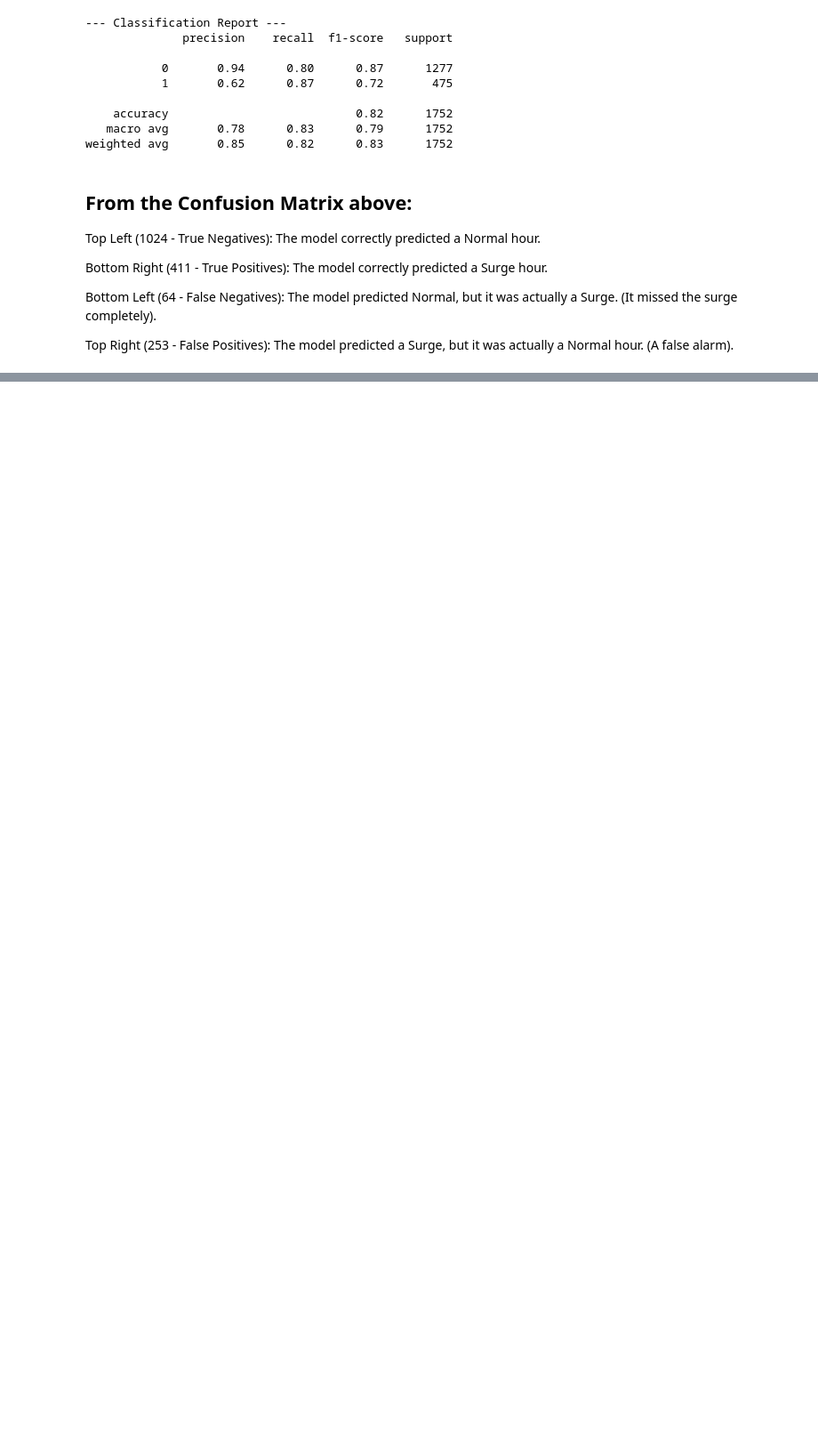
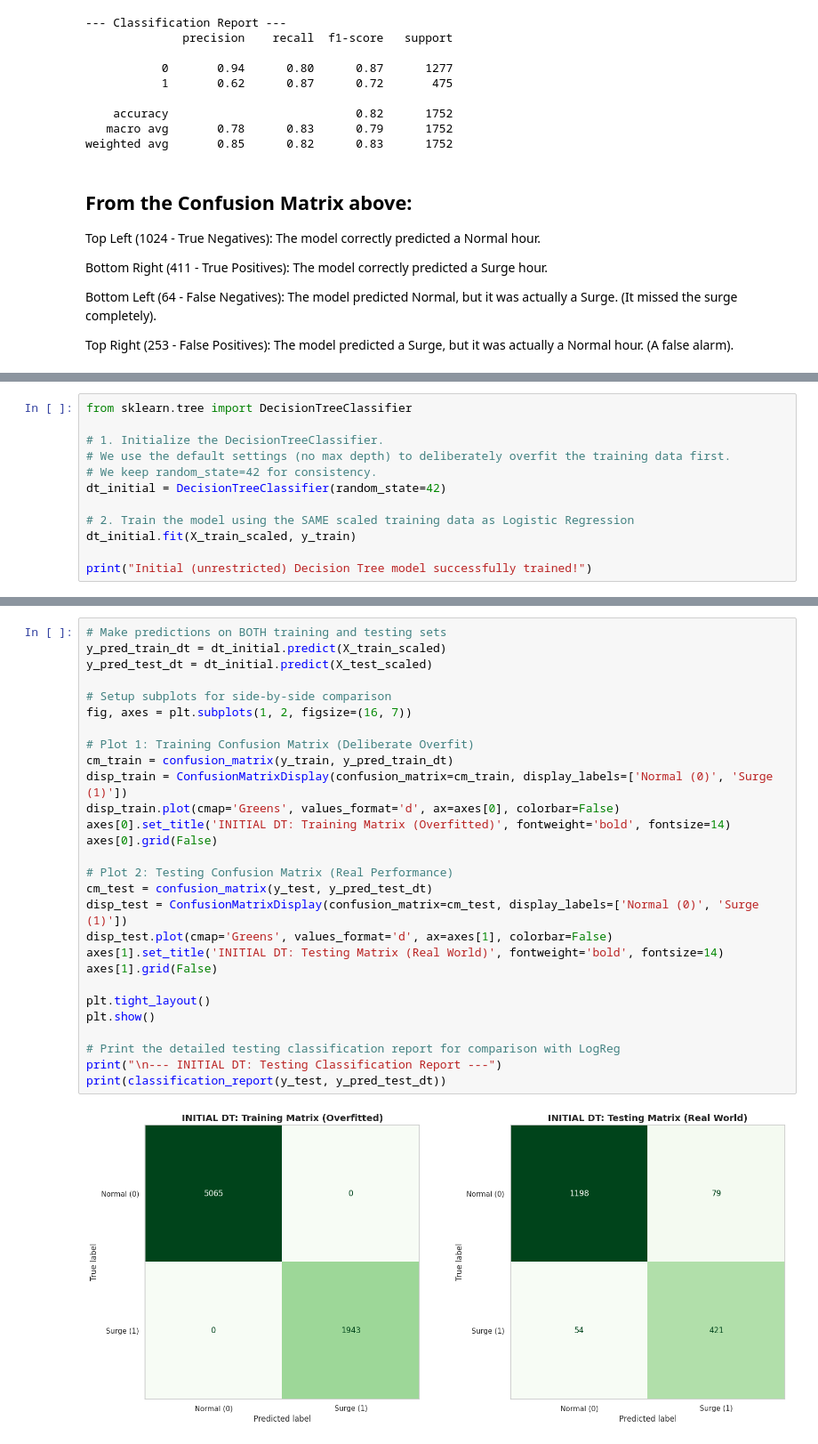
Before and after one commit to sultanjacob/Applied-Machine-Learning, a Jupyter notebook: 02_classification/logistic_regression.ipynb, the cells around one changed output, grey strips where cells are left out. Shown at 89% size. Cells and saved outputs as stored; diff of their text form; blank space fills up the shorter version.

```diff
--- a/02_classification/logistic_regression.ipynb
+++ b/02_classification/logistic_regression.ipynb
@@ -195,0 +205,12 @@ Top Right (253 - False Positives): The model predicted a Surge, but it was actua
+# %%
+from sklearn.tree import DecisionTreeClassifier
+
+# 1. Initialize the DecisionTreeClassifier.
+# We use the default settings (no max depth) to deliberately overfit the training data first.
+# We keep random_state=42 for consistency.
+dt_initial = DecisionTreeClassifier(random_state=42)
+
+# 2. Train the model using the SAME scaled training data as Logistic Regression
+dt_initial.fit(X_train_scaled, y_train)
+
+print("Initial (unrestricted) Decision Tree model successfully trained!")
@@ -195,0 +222,30 @@ Top Right (253 - False Positives): The model predicted a Surge, but it was actua
+# %%
+# Make predictions on BOTH training and testing sets
+y_pred_train_dt = dt_initial.predict(X_train_scaled)
+y_pred_test_dt = dt_initial.predict(X_test_scaled)
+
+# Setup subplots for side-by-side comparison
+fig, axes = plt.subplots(1, 2, figsize=(16, 7))
+
+# Plot 1: Training Confusion Matrix (Deliberate Overfit)
+cm_train = confusion_matrix(y_train, y_pred_train_dt)
+disp_train = ConfusionMatrixDisplay(confusion_matrix=cm_train, display_labels=['Normal (0)', 'Surge (1)'])
+disp_train.plot(cmap='Greens', values_format='d', ax=axes[0], colorbar=False)
+axes[0].set_title('INITIAL DT: Training Matrix (Overfitted)', fontweight='bold', fontsize=14)
+axes[0].grid(False)
+
+# Plot 2: Testing Confusion Matrix (Real Performance)
+cm_test = confusion_matrix(y_test, y_pred_test_dt)
+disp_test = ConfusionMatrixDisplay(confusion_matrix=cm_test, display_labels=['Normal (0)', 'Surge (1)'])
+disp_test.plot(cmap='Greens', values_format='d', ax=axes[1], colorbar=False)
+axes[1].set_title('INITIAL DT: Testing Matrix (Real World)', fontweight='bold', fontsize=14)
+axes[1].grid(False)
+
+plt.tight_layout()
+plt.show()
+
+# Print the detailed testing classification report for comparison with LogReg
+print("\n--- INITIAL DT: Testing Classification Report ---")
+print(classification_report(y_test, y_pred_test_dt))
+# %% [output]
+[figure, added]
```
Also changed, not shown: parts of 17 cells of this notebook.
